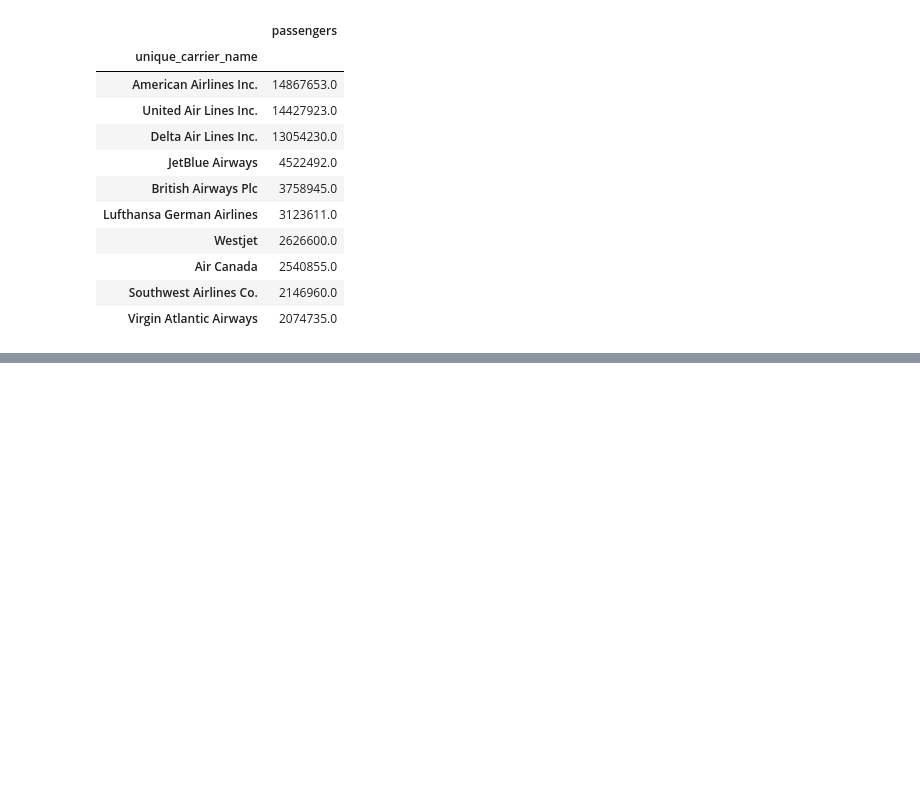
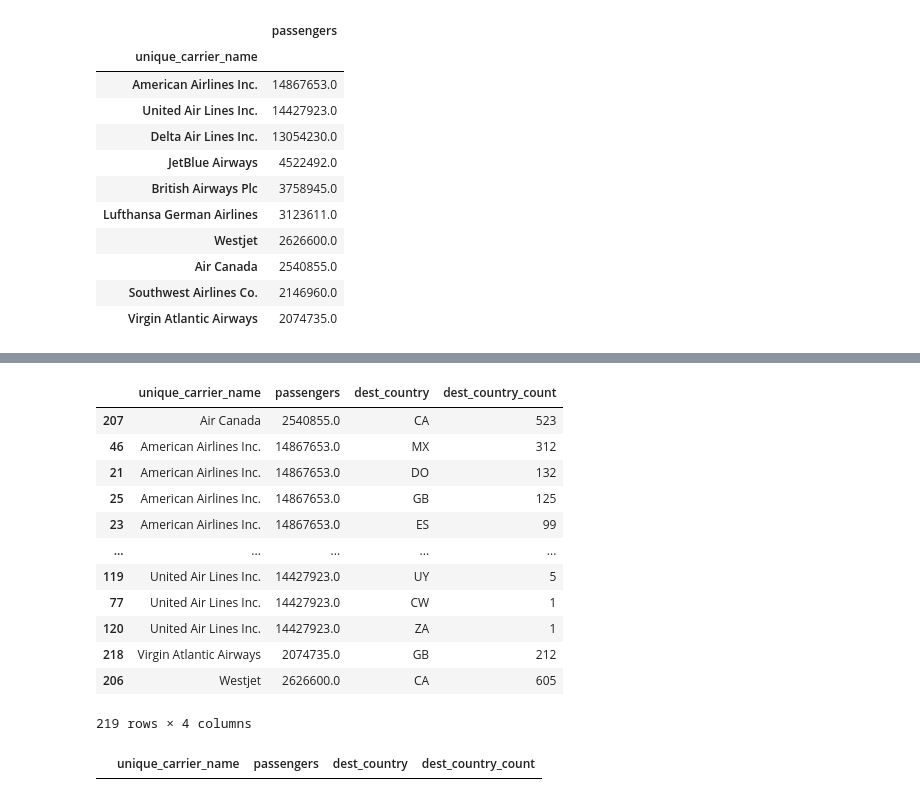
Before and after one commit to 99tyler99/Python, a Jupyter notebook: Python Charmers Fundamentals 06 Pandas Test.ipynb, the cells around one changed output, grey strips where cells are left out. Saved outputs shown, nothing was run; the diff lists cells and outputs as text; code cells hidden in the pictures; blank space fills up the shorter version.

```diff
--- a/Python Charmers Fundamentals 06 Pandas Test.ipynb
+++ b/Python Charmers Fundamentals 06 Pandas Test.ipynb
@@ -293,0 +294,26 @@ flights_outof_US_with_dest
+# %%
+# 8. For each of the carriers found in #7, find the most popular destination country outside of the United States.
+joined_flights = pd.merge(flights_outof_US_grouped,flights_outof_US_with_dest,on='unique_carrier_name',how='left')
+joined_flights = joined_flights.sort_values(by=['unique_carrier_name','dest_country_count'], ascending=[True,False])
+joined_flights
+# %% [output]
+|  | unique_carrier_name | passengers | dest_country | dest_country_count |
+| 207 | Air Canada | 2540855.0 | CA | 523 |
+| 46 | American Airlines Inc. | 14867653.0 | MX | 312 |
+| 21 | American Airlines Inc. | 14867653.0 | DO | 132 |
+| 25 | American Airlines Inc. | 14867653.0 | GB | 125 |
+| 23 | American Airlines Inc. | 14867653.0 | ES | 99 |
+| ... | ... | ... | ... | ... |
+| 119 | United Air Lines Inc. | 14427923.0 | UY | 5 |
+| 77 | United Air Lines Inc. | 14427923.0 | CW | 1 |
+| 120 | United Air Lines Inc. | 14427923.0 | ZA | 1 |
+| 218 | Virgin Atlantic Airways | 2074735.0 | GB | 212 |
+| 206 | Westjet | 2626600.0 | CA | 605 |
+219 rows × 4 columns
+# %%
+# 8. For each of the carriers found in #7, find the most popular destination country outside of the United States.
+most_popular_destinations = joined_flights.groupby('unique_carrier_name',as_index=False).max()
+idx = joined_flights.groupby('unique_carrier_name')['dest_country_count'].transform(max) == joined_flights['dest_country_count']
+most_popular_destinations[idx]
+# %% [output]
+|  | unique_carrier_name | passengers | dest_country | dest_country_count |
```
Also changed, not shown: parts of 2 cells of this notebook.
